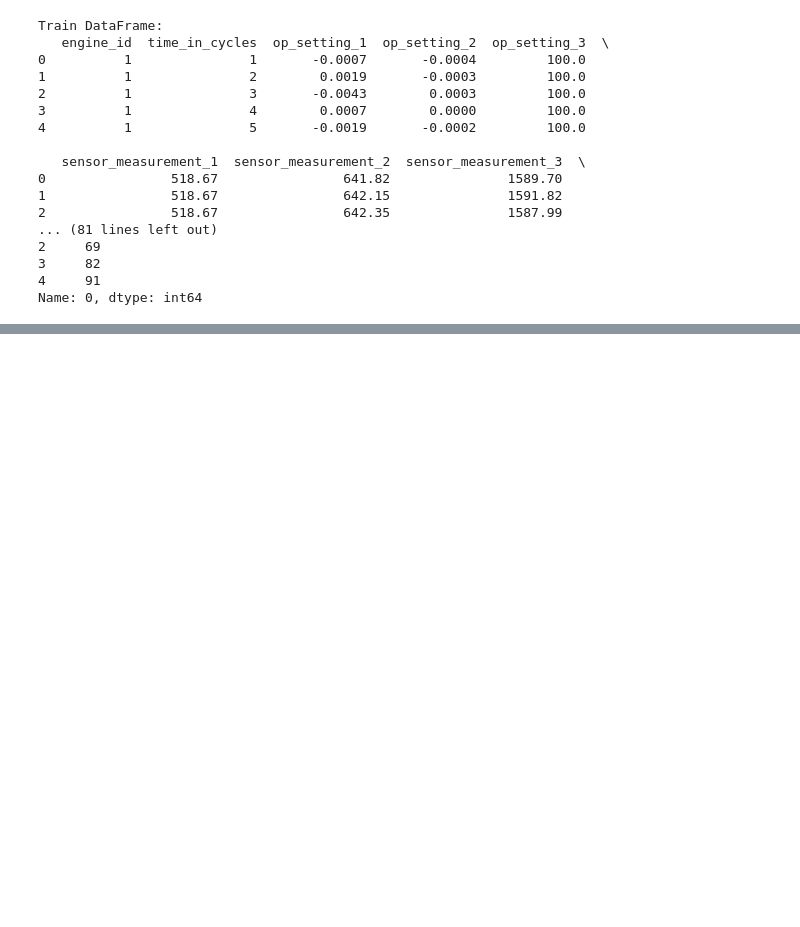
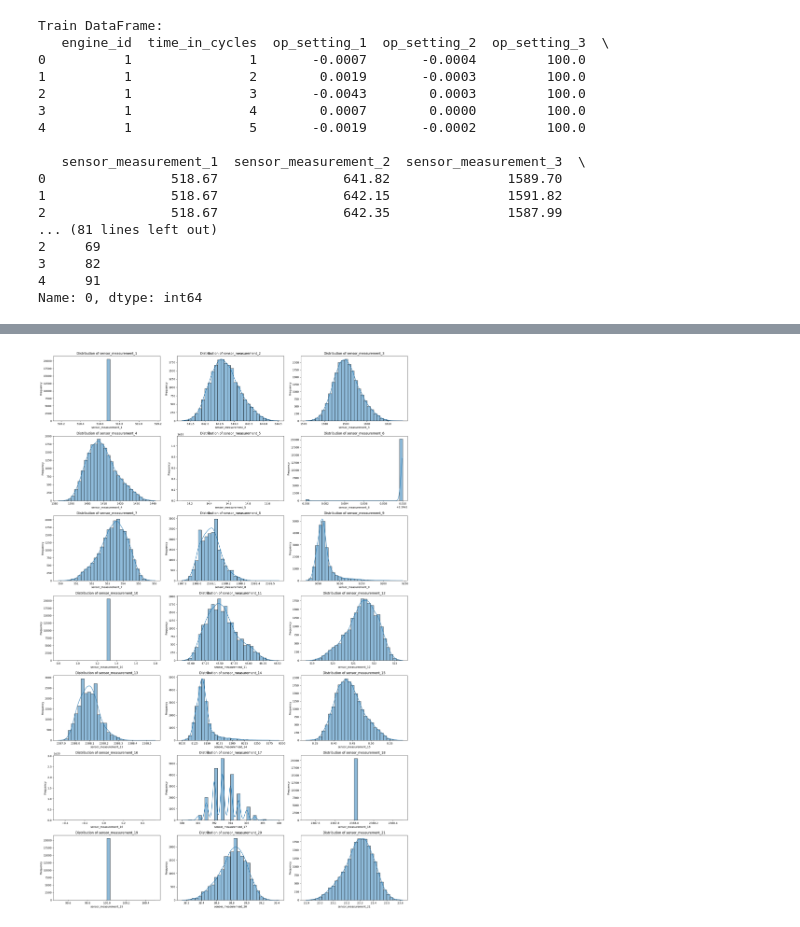
Before and after one commit to cadred000/EngineFailure, a Jupyter notebook: engine.ipynb, the cells around one changed output, grey strips where cells are left out. Cells and saved outputs as stored; diff of their text form; code cells hidden in the pictures; blank space fills up the shorter version.

```diff
--- a/engine.ipynb
+++ b/engine.ipynb
@@ -48,31 +48,3 @@ Train DataFrame:
 3     82
 4     91
 Name: 0, dtype: int64
-# %%
-# Check and elimate outliers with Isolation Forest
-
-from sklearn.ensemble import IsolationForest
-
-# Extract sensor columns from the dataset
-sensor_columns = [col for col in train.columns if "sensor_measurement" in col]
-sensor_data = train[sensor_columns]
-
-# Fit the Isolation Forest model
-iso = IsolationForest(contamination=0.01, random_state=42)
-outlier_flags = iso.fit_predict(sensor_data)
-
-# The outlier flags are:
-# - `1` for normal data
-# - `-1` for anomalies
-
-# Add the flags to the original DataFrame for inspection
-train["outlier_flag"] = outlier_flags
-
-# Count the number of outliers
-print(f"Number of outliers detected by Isolation Forest: {(outlier_flags == -1).sum()}")
-
-# Remove outliers
-train_cleaned = train[train["outlier_flag"] == 1].drop(columns=["outlier_flag"])
-
-# Verify the cleaned dataset
-print(f"Shape of dataset after outlier removal: {train_cleaned.shape}")
@@ -102,0 +119,15 @@ max                39.160000              23.448300          -1.0
+# %%
+import matplotlib.pyplot as plt
+import seaborn as sns
+
+plt.figure(figsize=(20, 30))
+for i, sensor in enumerate(sensor_columns):
+    plt.subplot(7, 3, i + 1)
+    sns.histplot(train[sensor], kde=True, bins=30)
+    plt.title(f"Distribution of {sensor}")
+    plt.xlabel(sensor)
+    plt.ylabel("Frequency")
+plt.tight_layout()
+plt.show()
+# %% [output]
+[figure, added]
```
Also changed, not shown: parts of 14 cells of this notebook.
